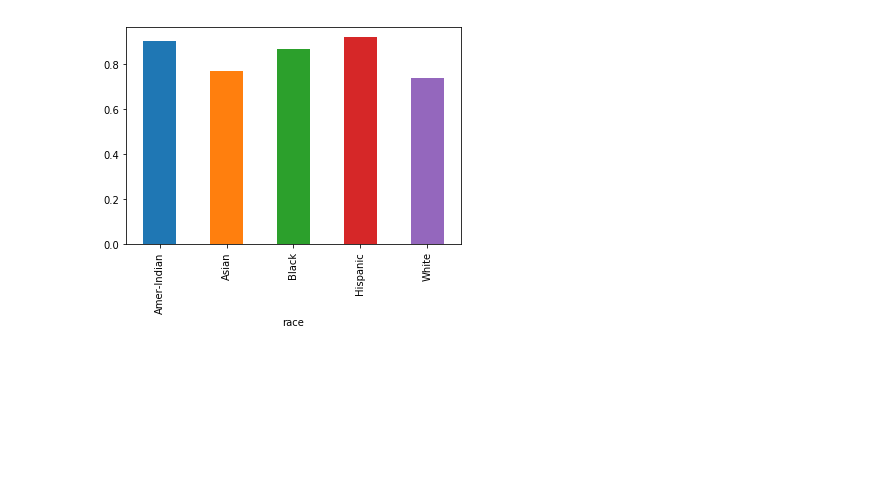
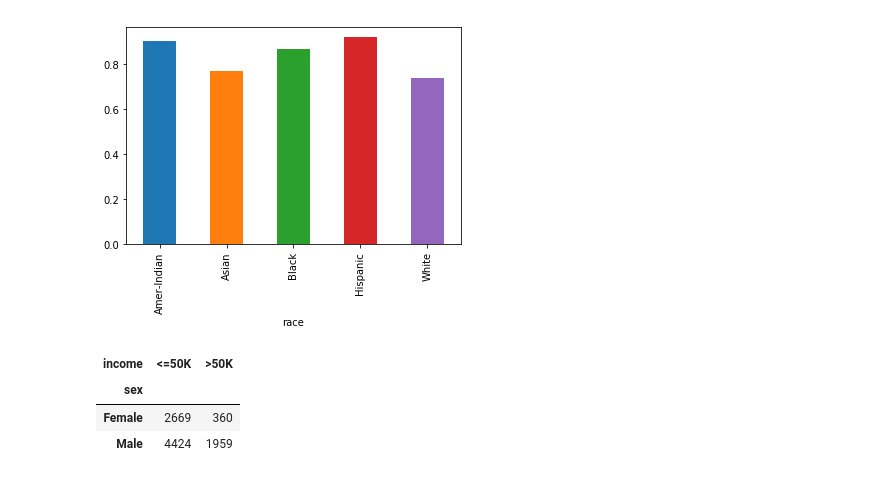
Before and after one commit to MickeyGeorge/dsc478, a Jupyter notebook: Assignment2/MichaelJanke_Assignment2.ipynb, the cells around one changed output. Saved outputs shown, nothing was run; the diff lists cells and outputs as text; code cells hidden in the pictures; blank space fills up the shorter version.

```diff
--- a/Assignment2/MichaelJanke_Assignment2.ipynb
+++ b/Assignment2/MichaelJanke_Assignment2.ipynb
@@ -1211,3 +1211,11 @@ plt.show(ri["percent_lowincome"].plot(kind="bar"))
 
 ## Low Income by Race
 ##   There is a 10% to 15% difference between White/Asian and the other races with White/Asian being lower.
+# %%
+si = pd.crosstab(census_data["sex"], census_data["income"])
+si
+# %% [output]
+| income | <=50K | >50K |
+| sex |  |  |
+| Female | 2669 | 360 |
+| Male | 4424 | 1959 |
```
Also changed, not shown: parts of 8 cells of this notebook.
